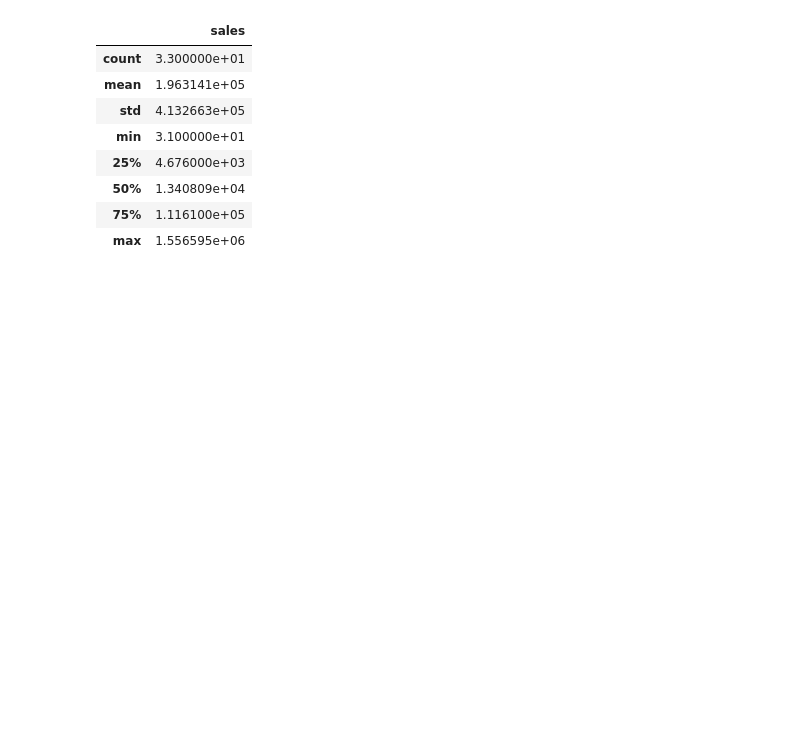
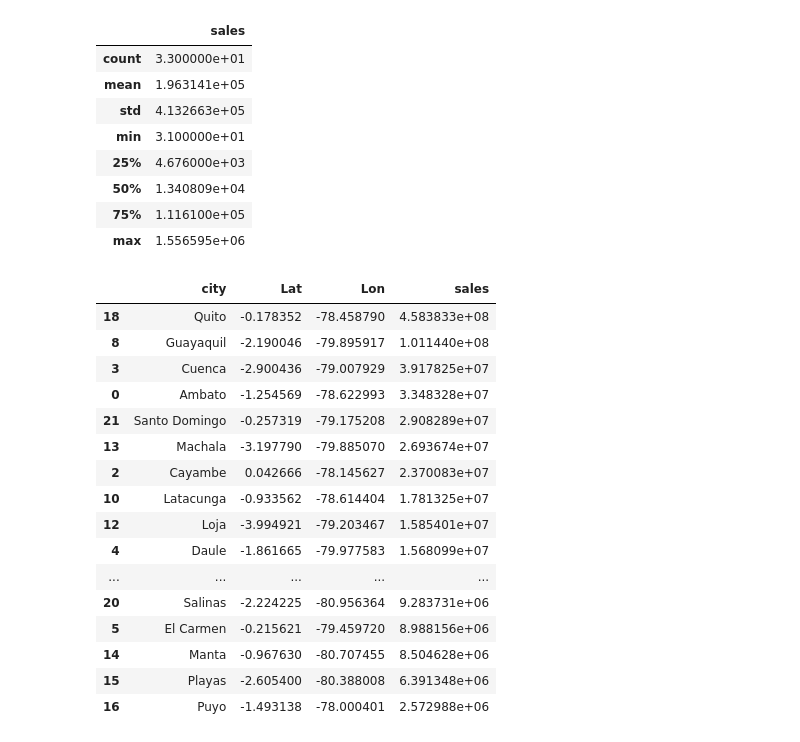
Before and after one commit to mrdaraujo/business_case_869, a Jupyter notebook: notebooks/farah_DataVisualisation_BaseModel.ipynb, the cells around one changed output. Cells and saved outputs as stored; diff of their text form; code cells hidden in the pictures; blank space fills up the shorter version.

```diff
--- a/notebooks/farah_DataVisualisation_BaseModel.ipynb
+++ b/notebooks/farah_DataVisualisation_BaseModel.ipynb
@@ -1015,3 +1015,56 @@ data_selection_fam_2016_bycity_bystore.describe()
 | 50% | 1.340809e+04 |
 | 75% | 1.116100e+05 |
 | max | 1.556595e+06 |
+# %%
+# Load csv dataset
+data_train = pd.read_csv("/Users/farahboukitab/code/mrdaraujo/business_case_869/business_case_869/data/store-sales-time-series-forecasting/train.csv")
+data_stores = pd.read_csv("/Users/farahboukitab/code/mrdaraujo/business_case_869/business_case_869/data/store-sales-time-series-forecasting/stores.csv")
+
+df_heatmap = pd.read_csv("/Users/farahboukitab/code/mrdaraujo/business_case_869/business_case_869/data/store-sales-time-series-forecasting/Heatmap.csv")
+df_heatmap.rename(columns = {'Unnamed: 0':'city', 'Unnamed: 1':'Lat', 'Unnamed: 2':'Lon', 'Unnamed: 3':'Weight'}, inplace = True)
+df_heatmap.drop([0], axis=0, inplace=True)
+
+# merge train dataset and stores dataset
+data_train_merge_stores = pd.merge(data_train, data_stores, on="store_nbr")
+data_train_merge_stores['date'] = pd.to_datetime(data_train_merge_stores['date'])
+
+#merge train dataset and stores dataset with heatmap
+map_base = pd.merge(data_train_merge_stores, df_heatmap, on='city').drop(columns=['Weight', 'type', 'cluster', 'state', 'onpromotion'])
+map_base['date'] = pd.to_datetime(map_base['date'])
+map_base['month'] = map_base['date'].dt.month
+map_base['year'] = map_base['date'].dt.year
+map_base = map_base.drop(map_base[map_base['year']==2017].index, axis=0, inplace=False)
+map_base['Lat'] = pd.to_numeric(map_base['Lat'])
+map_base['Lon'] = pd.to_numeric(map_base['Lon'])
+sales_city_year = pd.DataFrame(map_base.groupby(['city', 'Lat', 'Lon'])['sales'].sum()).reset_index().sort_values(by='sales', ascending=False)
+
+# Create baseline dataset
+#data_baseline = data_train_merge_stores
+#data_baseline['month'] = data_baseline['date'].dt.month
+#data_baseline['year'] = data_baseline['date'].dt.year
+#data_baseline = data_baseline[data_baseline['year']<2017]
+
+#Create dataframe for top 5 cities
+map_base_top_five = map_base[map_base['city'].isin(['Quito', 'Guayaquil', 'Cuenca', 'Ambato', 'Santo Domingo'])]
+map_base_top_five = pd.DataFrame(map_base_top_five.groupby(['city', 'year'])['sales'].sum()).reset_index().sort_values(by=[ 'year','sales', 'city' ], ascending=[True,False , True])
+map_base_top_five['year'] = map_base_top_five['year'].astype('string')
+# %%
+sales_city_year
+# %% [output]
+|  | city | Lat | Lon | sales |
+| 18 | Quito | -0.178352 | -78.458790 | 4.583833e+08 |
+| 8 | Guayaquil | -2.190046 | -79.895917 | 1.011440e+08 |
+| 3 | Cuenca | -2.900436 | -79.007929 | 3.917825e+07 |
+| 0 | Ambato | -1.254569 | -78.622993 | 3.348328e+07 |
+| 21 | Santo Domingo | -0.257319 | -79.175208 | 2.908289e+07 |
+| 13 | Machala | -3.197790 | -79.885070 | 2.693674e+07 |
+| 2 | Cayambe | 0.042666 | -78.145627 | 2.370083e+07 |
+| 10 | Latacunga | -0.933562 | -78.614404 | 1.781325e+07 |
+| 12 | Loja | -3.994921 | -79.203467 | 1.585401e+07 |
+| 4 | Daule | -1.861665 | -79.977583 | 1.568099e+07 |
+| ... | ... | ... | ... | ... |
+| 20 | Salinas | -2.224225 | -80.956364 | 9.283731e+06 |
+| 5 | El Carmen | -0.215621 | -79.459720 | 8.988156e+06 |
+| 14 | Manta | -0.967630 | -80.707455 | 8.504628e+06 |
+| 15 | Playas | -2.605400 | -80.388008 | 6.391348e+06 |
+| 16 | Puyo | -1.493138 | -78.000401 | 2.572988e+06 |
```
Also changed, not shown: parts of 5 cells of this notebook, 2 other files.
